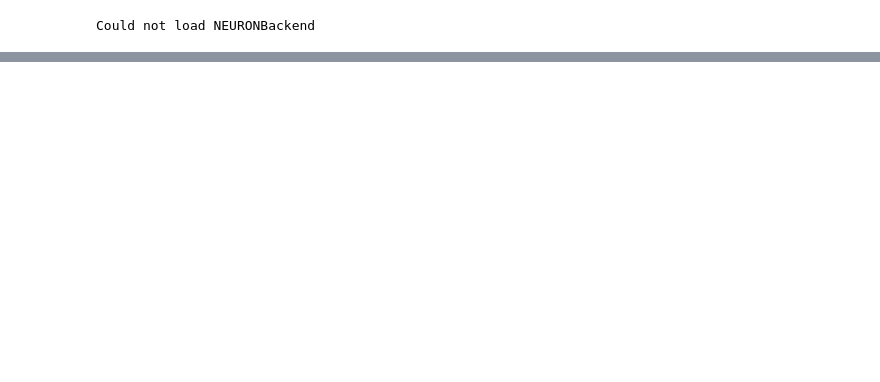
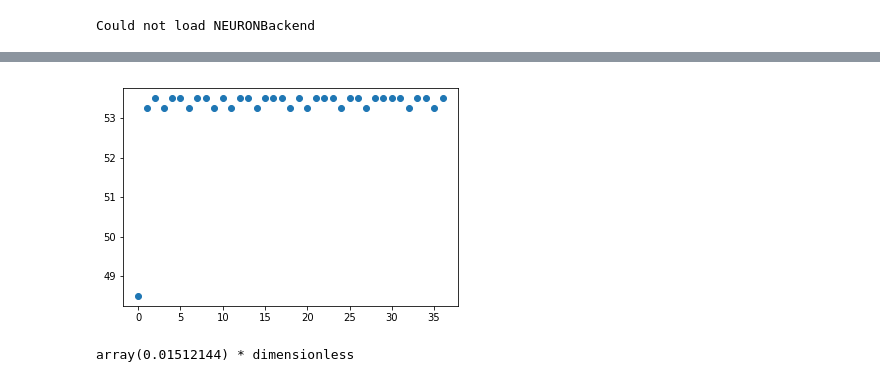
Before and after one commit to JustasB/OlfactoryBulb, a Jupyter notebook: ephyz-validation.ipynb, the cells around one changed output, grey strips where cells are left out. Saved outputs shown, nothing was run; the diff lists cells and outputs as text; code cells hidden in the pictures; blank space fills up the shorter version.

```diff
--- a/ephyz-validation.ipynb
+++ b/ephyz-validation.ipynb
@@ -60,0 +156,5 @@ Could not load NEURONBackend
+# %%
+ISICVTestBurtonUrban2014(rb).generate_prediction(model)
+# %% [output]
+[figure, added]
+array(0.01512144) * dimensionless
```
Also changed, not shown: parts of 27 cells of this notebook, 16 other files.
